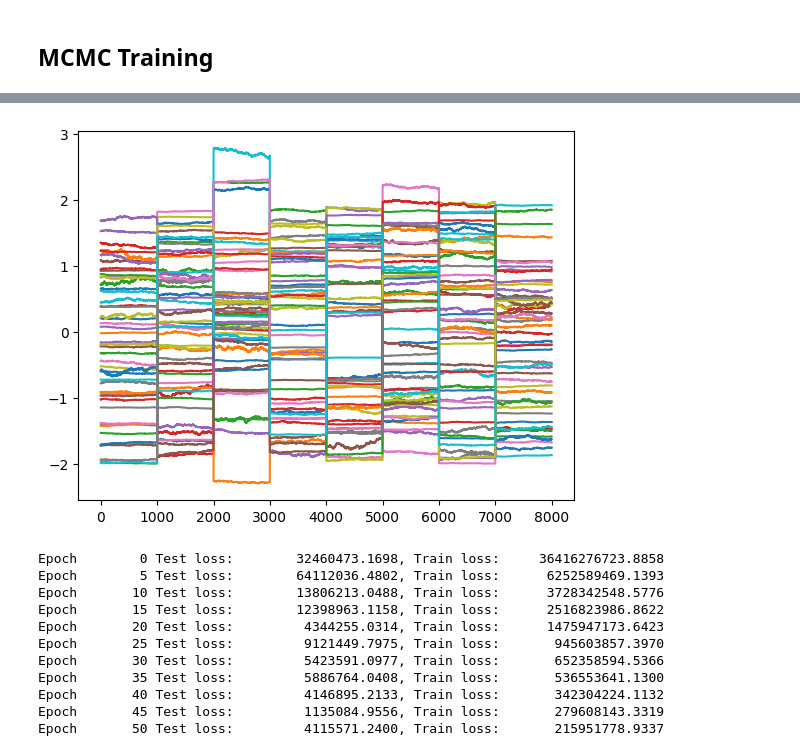
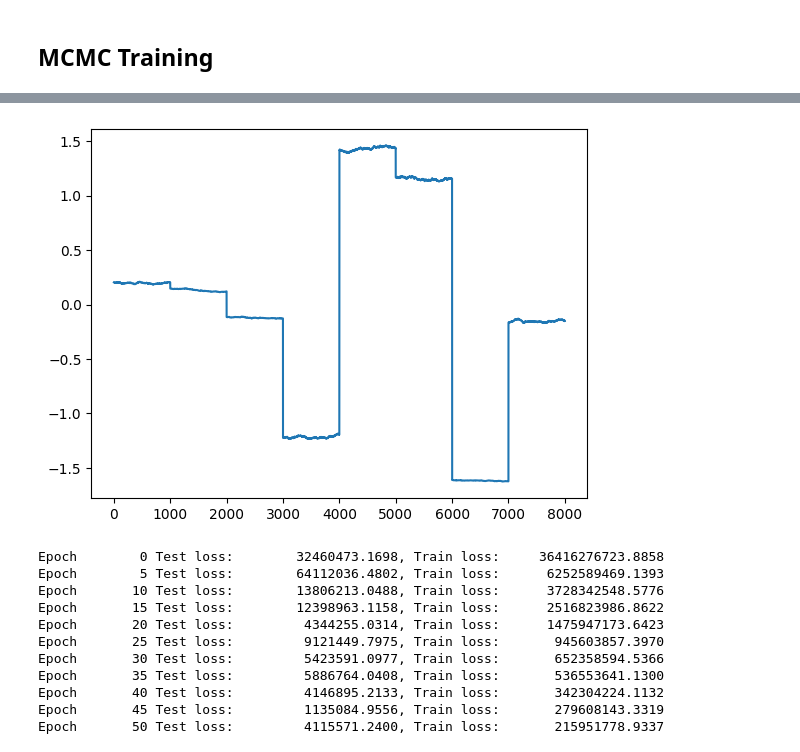
Before and after one commit to Crashprn/UncertaintyQuantification, a Jupyter notebook: Bayesian_Train.ipynb, the cells around one changed output, grey strips where cells are left out. Cells and saved outputs as stored; diff of their text form; code cells hidden in the pictures.

```diff
--- a/Bayesian_Train.ipynb
+++ b/Bayesian_Train.ipynb
@@ -167,17 +165,17 @@ with open(r"Model_Checkpoints/mcmc_model.pkl", "wb") as output_file:
 # %%
 with open(r"Model_Checkpoints/mcmc_model.pkl", "rb") as input_file:
     mcmc_test = dill.load(input_file)
 
 samples = mcmc_test.get_samples()
 
 stem = samples['stem.weight']
 
 param = stem
 
-for i in range(param.shape[1]):
+for i in range(1):
     plt.plot(stem[:, i, 0].cpu().numpy(), label=f"Weight {i}, {0}")
 # %% [output]
-[figure, old version]
+[figure, new version]
 # %%
 pyro.clear_param_store()
 
```
Also changed, not shown: parts of 4 cells of this notebook.
